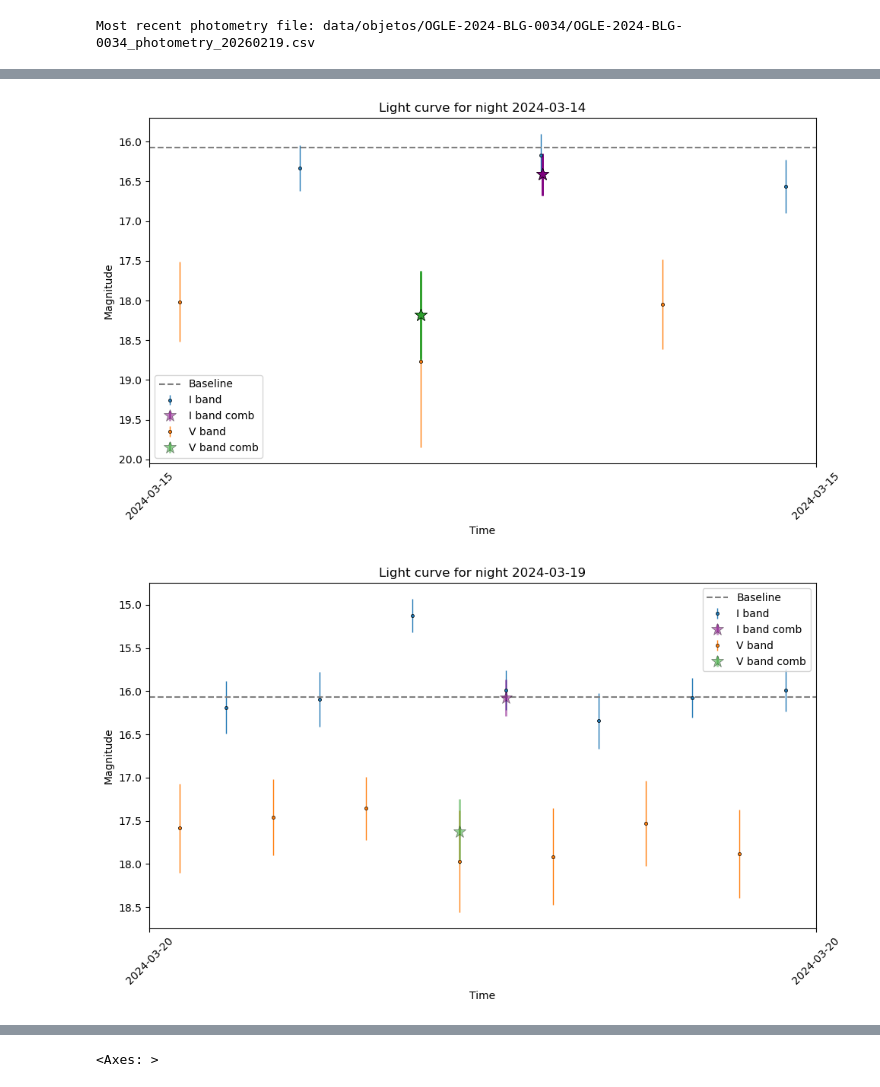
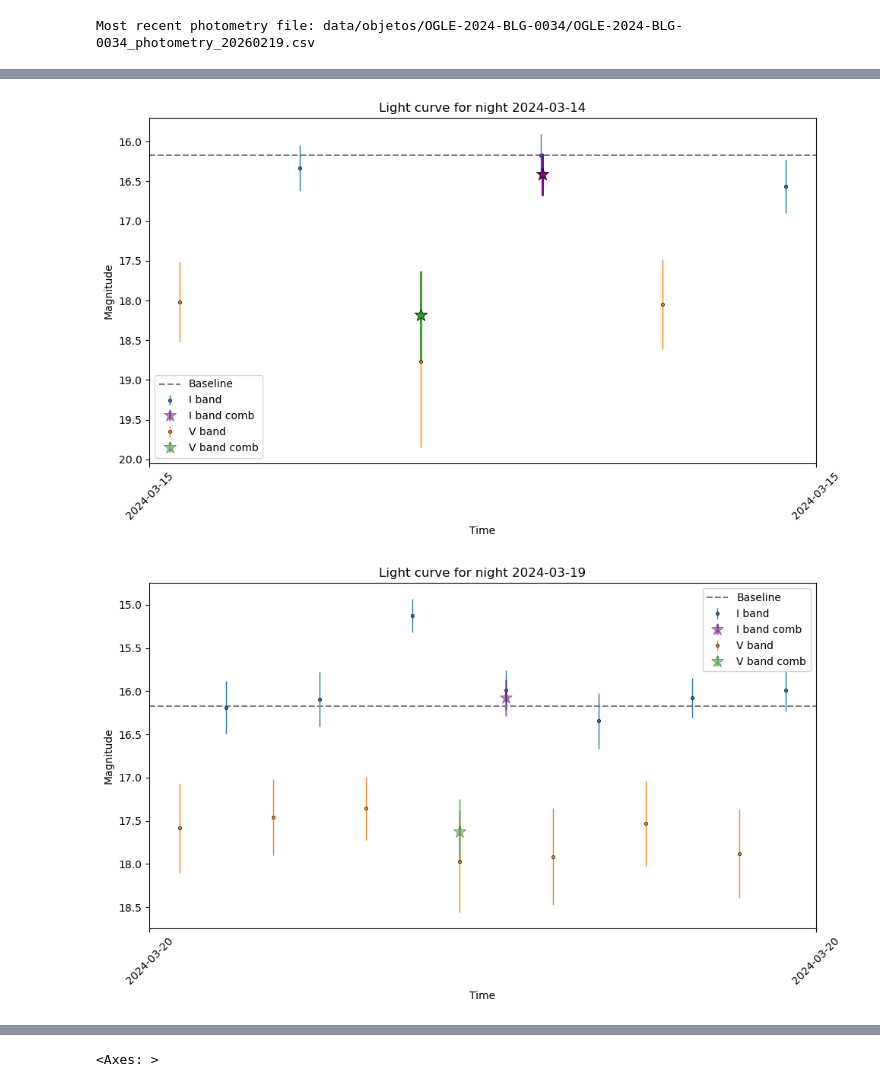
Before and after one commit to nowokaren/ulens_hsh, a Jupyter notebook: ulens_hsh/analyze_output.ipynb, the cells around one changed output, grey strips where cells are left out. Drawn from its saved outputs; the diff is of its cells as text; code cells hidden in the pictures.

```diff
--- a/ulens_hsh/analyze_output.ipynb
+++ b/ulens_hsh/analyze_output.ipynb
@@ -184,7 +253,7 @@ lc_2024 = lc[lc['mjd_dt'].dt.year == 2024]
 lc_2025 = lc[lc['mjd_dt'].dt.year == 2025]
 
 
-for lc_data, year, ogle_mag in [(lc_2024, 2024, 16.07), (lc_2025, 2025, 16.19)]:
+for lc_data, year, ogle_mag in [(lc_2024, 2024, first_mag_ogle_i), (lc_2025, 2025, last_mag_ogle_i)]:
     if len(lc_data) == 0:
         continue
 
@@ -224,4 +293,6 @@ for lc_data, year, ogle_mag in [(lc_2024, 2024, 16.07), (lc_2025, 2025, 16.19)]:
     plt.xticks(rotation=45)
     ax.legend()
     plt.tight_layout()
+    #for file in lc_data['fname']:
+    #    print(file)
 # %% [output]
@@ -237,7 +308,7 @@ if 'night' not in lc.columns:
     lc['night'] = lc['mjd_dt'].apply(
         lambda dt: dt.date() if dt.hour >= 19 else (dt - pd.Timedelta(days=1)).date()
     )
-ogle_mag = {2024: 16.07, 2025: 16.19}
+ogle_mag = {2024: first_mag_ogle_i, 2025: last_mag_ogle_i}
 # loop over each night present in the lc table
 for night_date, lc_data in lc.groupby('night'):
     fig, ax = plt.subplots(figsize=(10, 6))
@@ -272,35 +343,35 @@ for night_date, lc_data in lc.groupby('night'):
                 yerr=lc_data.loc[comb_mask_v, 'V_err'],
                 ms=12, alpha=0.5, fmt='*', elinewidth=2,
                 markeredgecolor='black', markeredgewidth=0.5,
                 label='V band comb')
 
     # photometry from the same night
     phot_night = phot[phot['Timestamp_dt'].dt.date == night_date]
     for f in phot_night['Filter'].unique():
         mask = (phot_night['Filter'] == f) & phot_night['Magnitude_clean'].notna()
         if f == "OGLE_I":
             ax.plot(phot_night.loc[mask, 'Timestamp_dt'],
                     phot_night.loc[mask, 'Magnitude_clean'],
                     's', ms=6, label=f)
         elif f == "G":
             ax.plot(phot_night.loc[mask, 'Timestamp_dt'],
                     phot_night.loc[mask, 'Magnitude_clean'] + 0.2,
                     's', ms=6, label="G+0.2")
     year = night_date.year
     ax.axhline(ogle_mag[year], color='gray', linestyle='--', label='Baseline')
     ax.set_title(f'Light curve for night {night_date}')
     ax.set_xlabel('Time')
     ax.set_ylabel('Magnitude')
     ax.invert_yaxis()
     ax.xaxis_date()
     ax.xaxis.set_major_locator(mdates.DayLocator(interval=1))
     ax.xaxis.set_major_formatter(mdates.DateFormatter('%Y-%m-%d'))
     plt.xticks(rotation=45)
     ax.legend(loc='best')
     plt.tight_layout()
 # %% [output]
-[figure, old version]
+[figure, new version]
-[figure, old version]
+[figure, new version]
 [figure]
 [figure]
 [figure]
```
Also changed, not shown: parts of 21 cells of this notebook, 5 other files.
